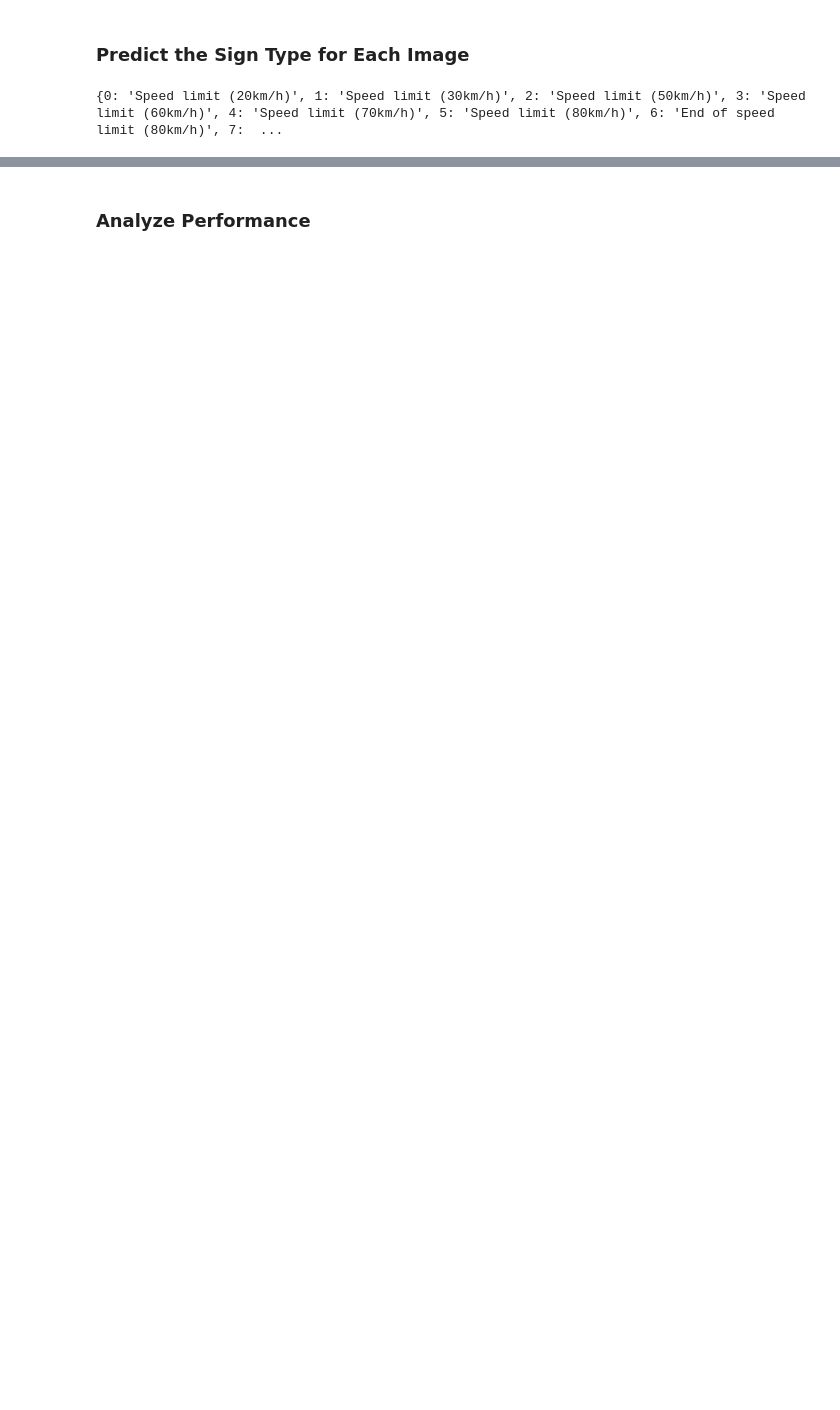
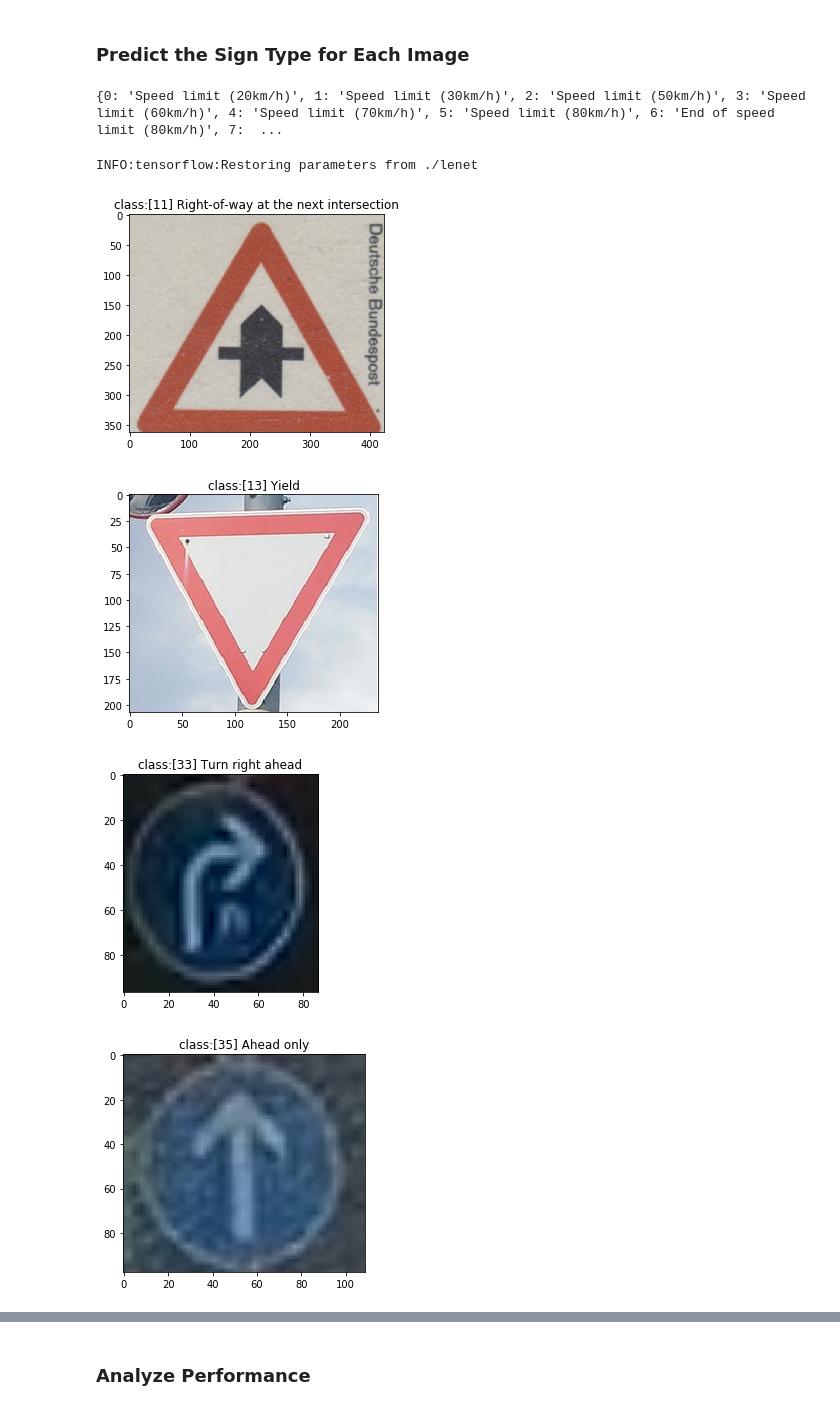
Before and after one commit to waterwheel31/SD_traffic_sign_classifier, a Jupyter notebook: Traffic_Sign_Classifier.ipynb, the cells around one changed output, grey strips where cells are left out. Drawn from its saved outputs; the diff is of its cells as text; code cells hidden in the pictures; blank space fills up the shorter version.

```diff
--- a/Traffic_Sign_Classifier.ipynb
+++ b/Traffic_Sign_Classifier.ipynb
@@ -255,8 +277,8 @@ x = tf.placeholder(tf.float32, (None, 32, 32, 1))
 y = tf.placeholder(tf.int32, (None))
 one_hot_y = tf.one_hot(y, 43)
 # %%
-l_rate = 0.0005
-EPOCH = 100
+l_rate = 0.0010
+EPOCH = 30
 BATCH_SIZE = 128
 
 logits = LeNet(x)
@@ -368,34 +396,36 @@ print(names)
 # %%
 k = 1
 
 with tf.Session() as sess:
 
     sess.run(tf.global_variables_initializer())
     saver2 = tf.train.import_meta_graph('./lenet.meta')
     saver2.restore(sess, "./lenet")
 
     for i, file in enumerate(files):
         img = cv2.imread(file)
-        img_orig = img.copy()
-        img_orig = cv2.cvtColor(img_orig, cv2.COLOR_BGR2RGB)
-        plt.figure()
-        plt.imshow(img_orig)
+        img_orig = cv2.cvtColor(img, cv2.COLOR_BGR2RGB)
 
         # resize
         img = cv2.resize(img, (32, 32))
 
         img = np.expand_dims(img, axis=0)
-        #print(img.shape)
-
         img = preprocessing(img)
 
+
         pred = sess.run(logits, feed_dict={x: img})
+        #print('pred:')
+        #print(pred)
         classes = np.argmax(pred ,axis=1)
 
-        print('classes:', classes, names[classes[0]])
+        #print('classes:', classes, names[classes[0]])
 
-
-        #print(top_k.indices[0])
-
-        #for i in range(k):
-        #    print(top_k.indices[0][i], names[top_k.indices[0][i]])
+        plt.figure()
+        plt.title('class:'+ str(classes) + ' ' + names[classes[0]])
+        plt.imshow(img_orig)
+# %% [output]
+INFO:tensorflow:Restoring parameters from ./lenet
+[figure, added]
+[figure, added]
+[figure, added]
+[figure, added]
```
Also changed, not shown: parts of 10 cells of this notebook, 8 other files.
